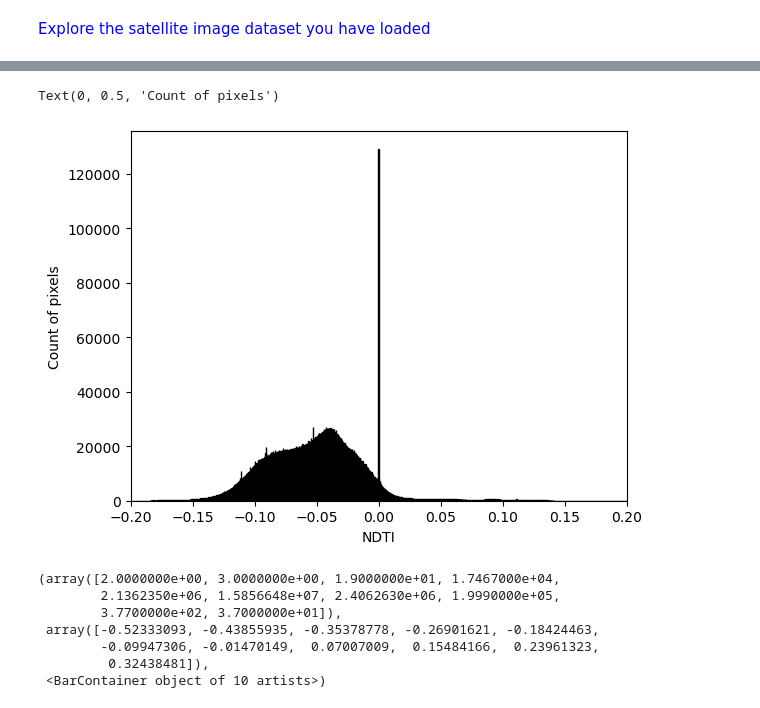
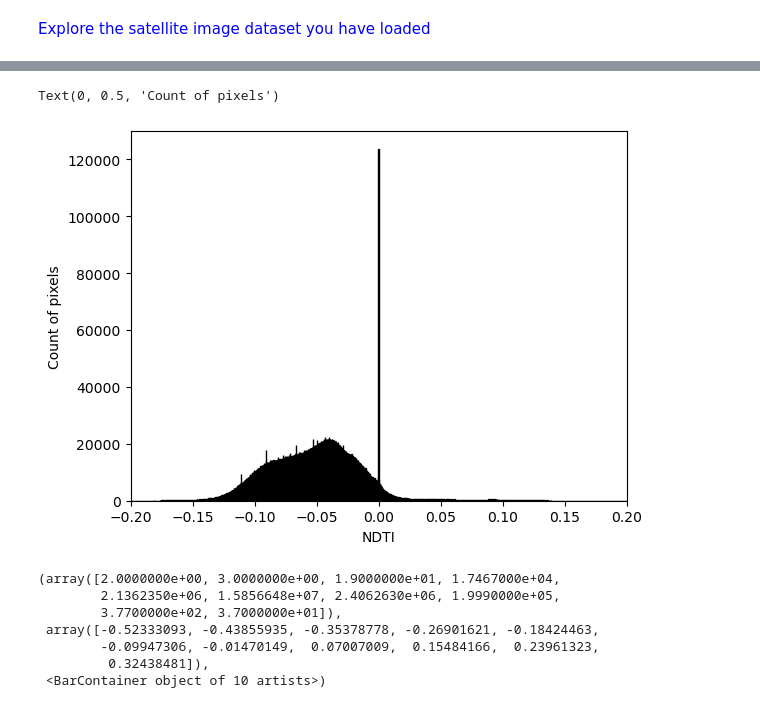
Before and after one commit to digitalearthpacific/water-quality, a Jupyter notebook: coastal/drafts/ndti-multiyear-stats.ipynb, the cells around one changed output, grey strips where cells are left out. Saved outputs shown, nothing was run; the diff lists cells and outputs as text; code cells hidden in the pictures.

Commit message:
revised ndti

```diff
--- a/coastal/drafts/ndti-multiyear-stats.ipynb
+++ b/coastal/drafts/ndti-multiyear-stats.ipynb
@@ -35,10 +35,10 @@ client = Client.open(catalogue)
 
 <font color='red'>  Note we have reordered these into the wrong order so you will have to define them correctly below:</font>
 # %%
-min_lat = -18.279530
-min_lon = 178.142327
-max_lat = -18.254355
-max_lon = 178.169476
+min_lat = -18.277530
+min_lon = 178.144327
+max_lat = -18.252355
+max_lon = 178.171476
 
 -18.279530, 178.142327
 -18.254355, 178.169476
@@ -116,0 +117,10 @@ scaled.isel(time=0).odc.explore(bands=("red", "green", "blue"), vmin=0, vmax=0.3
+# %%
+mndwi = (scaled["green"]-scaled["swir16"])/(scaled["green"]+scaled["swir16"])
+## Moderate land mask
+# mndwi_land_mask = mndwi > 0
+
+mndwi_land_mask = mndwi > -0.22
+
+masked_ds = scaled.where(mndwi_land_mask)
+
+masked_ds.isel(time=0).odc.explore(bands=("red", "green", "blue"), vmin=0, vmax=0.3)
@@ -121,14 +131,16 @@ scaled["ndti"]= (scaled["red"]-scaled["green"])/(scaled["red"]+scaled["green"])
 # %%
-plt.hist(scaled.ndti.to_numpy().flatten(), color = 'blue', edgecolor = 'black',
+masked_ds["ndti"] = (masked_ds["red"]-masked_ds["green"])/(masked_ds["red"]+masked_ds["green"])
+
+plt.hist(masked_ds.ndti.to_numpy().flatten(), color = 'blue', edgecolor = 'black',
          bins = 8000)
 plt.xlim((-0.2,0.2))
 
 # Add labels
 plt.xlabel('NDTI')
 plt.ylabel('Count of pixels')
 # %% [output]
 Text(0, 0.5, 'Count of pixels')
-[figure, old version]
+[figure, new version]
 # %%
 ndti.plot()
 # %% [output]
```
Also changed, not shown: parts of 8 cells of this notebook.
